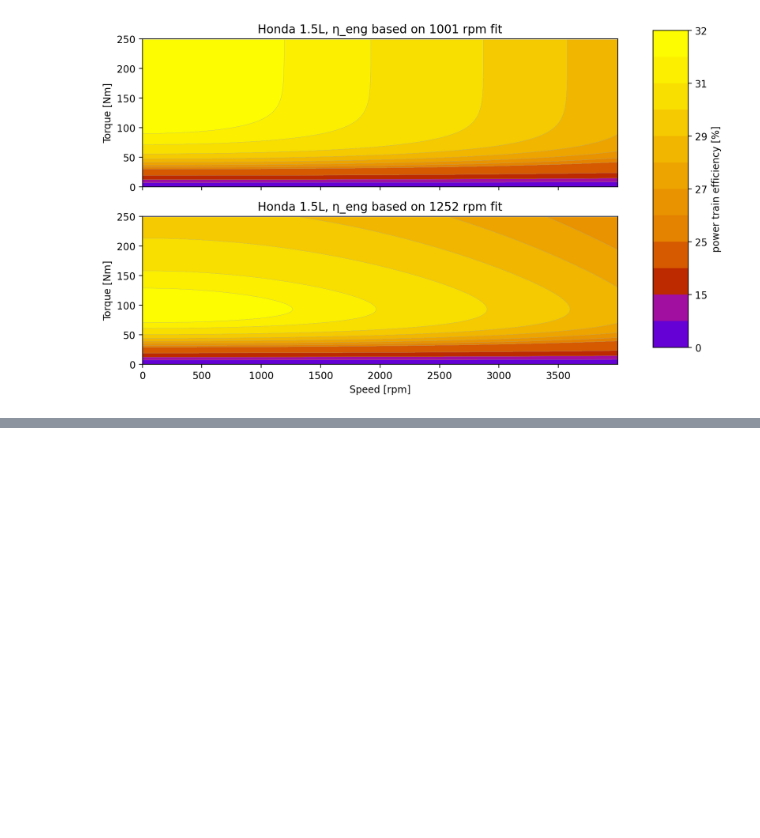
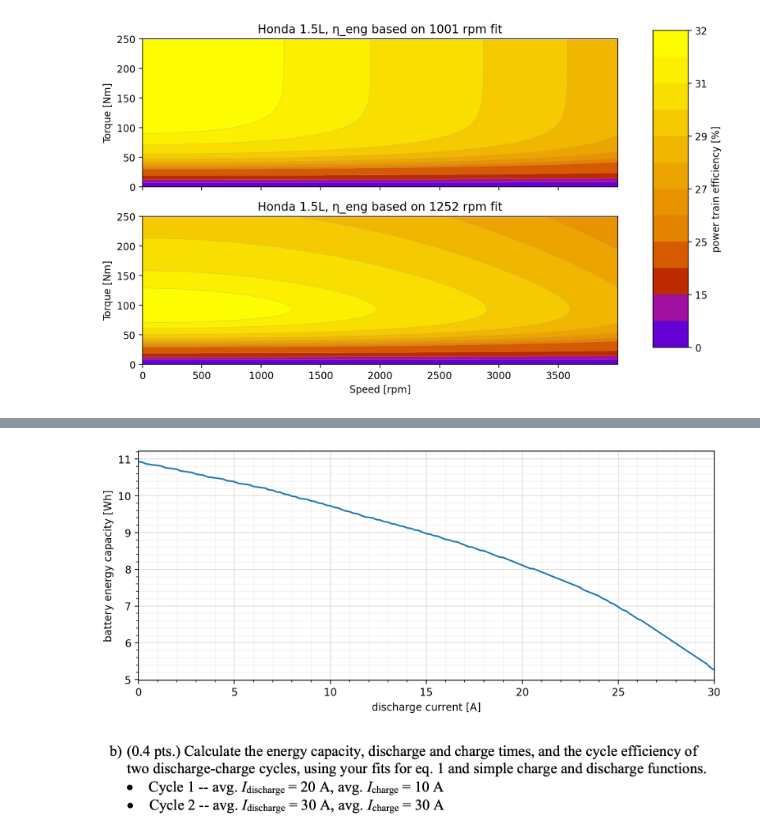
Before and after one commit to davvidbaker/aes-hw-s24, a Jupyter notebook: transportation/hw3.ipynb, the cells around one changed output, grey strips where cells are left out. Saved outputs shown, nothing was run; the diff lists cells and outputs as text; code cells hidden in the pictures; blank space fills up the shorter version.

```diff
--- a/transportation/hw3.ipynb
+++ b/transportation/hw3.ipynb
@@ -293,0 +346,29 @@ Now let's plot battery energy capacity vs discharge current
+# %%
+i_batt = np.arange(0, 30.2, 0.2)
+
+threshold = 3
+energy_capacity = []
+for i in i_batt:
+    voltages = v_oc - i * rint
+    first_index_where_voltage_below_threshold = next(
+        (index for index, value in enumerate(voltages) if value < threshold), None
+    )
+    integral = np.trapz(
+        voltages[:first_index_where_voltage_below_threshold],
+        x_dis_cap[:first_index_where_voltage_below_threshold] / 1000,
+    )
+    energy_capacity = [*energy_capacity, integral]
+
+
+fig, ax = plt.subplots(figsize=(10, 4))
+ax.set_xlim(0, 30)
+
+# [np.trapz(v_oc - i * rint, np.arange(0, 1500)) for i in i_batt]
+ax.plot(i_batt, energy_capacity)
+ax.set_ylabel("battery energy capacity [Wh]")
+ax.set_xlabel("discharge current [A]");
+nice_grid(ax)
+# %% [output]
+[figure, added]
+# %% [markdown]
+![image.png](attachment:image.png)
```
Also changed, not shown: parts of 7 cells of this notebook, 4 other files.
